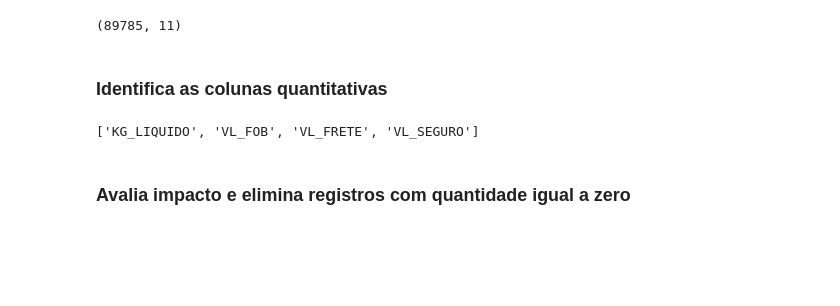
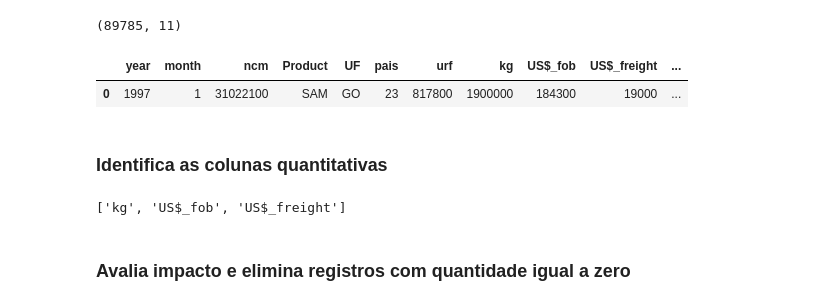
Before and after one commit to AndreCoutinhoBueno/Pricing-Fertilizer, a Jupyter notebook: codes/extração/Comexstat/IMP_NCM/Valida_quantitativos.ipynb, the cells around one changed output. Drawn from its saved outputs; the diff is of its cells as text; code cells hidden in the pictures; blank space fills up the shorter version.

```diff
--- a/codes/extração/Comexstat/IMP_NCM/Valida_quantitativos.ipynb
+++ b/codes/extração/Comexstat/IMP_NCM/Valida_quantitativos.ipynb
@@ -7,17 +7,22 @@ import warnings
 warnings.filterwarnings("ignore")
 
 # Carrega a tabela imortação
-imp_fert=pd.read_csv('~/git/BD/temp/imp_fert_ncm_cat.csv').reset_index(drop=True)
+imp_fert=pd.read_csv('/home/andre301267/git/Pricing-Fertilizer/DB/temp/imp_fert_ncm_cat.csv').reset_index(drop=True)
 imp_fert.shape
 # %% [output]
 (89785, 11)
+# %%
+imp_fert.head(1)
+# %% [output]
+|  | year | month | ncm | Product | UF | pais | urf | kg | US$_fob | US$_freight | ... |
+| 0 | 1997 | 1 | 31022100 | SAM | GO | 23 | 817800 | 1900000 | 184300 | 19000 | ... |
 # %% [markdown]
 ### Identifica as colunas quantitativas
 # %%
-col_quanti=[x for x in imp_fert.columns if x[:2]=='VL' or x[:2]=='KG']
+col_quanti=['kg','US$_fob','US$_freight']
 col_quanti
 # %% [output]
-['KG_LIQUIDO', 'VL_FOB', 'VL_FRETE', 'VL_SEGURO']
+['kg', 'US$_fob', 'US$_freight']
 # %% [markdown]
 ### Avalia impacto e elimina registros com quantidade igual a zero
 # %%
```
Also changed, not shown: parts of 27 cells of this notebook, 5 other files.
